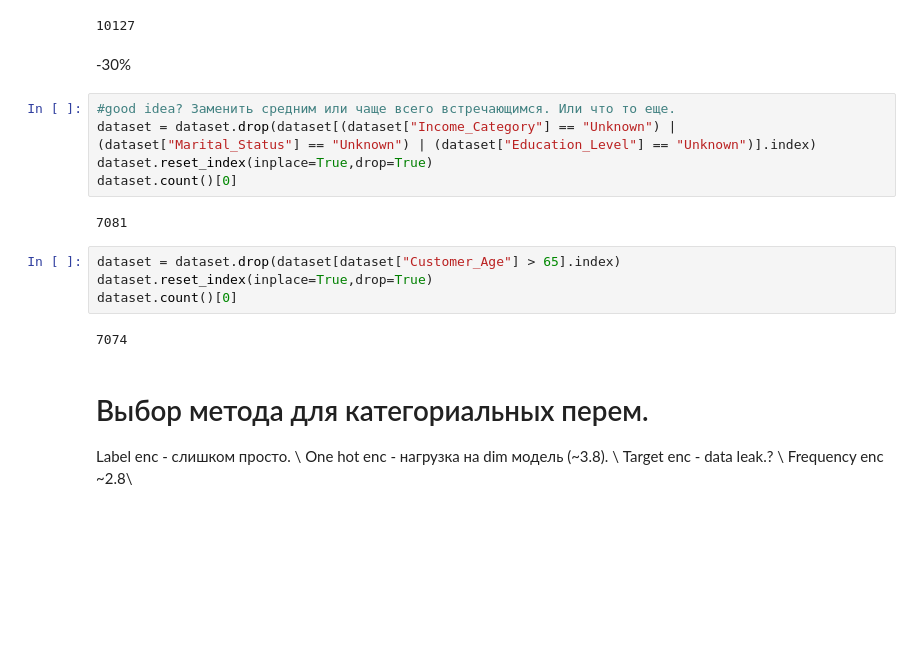
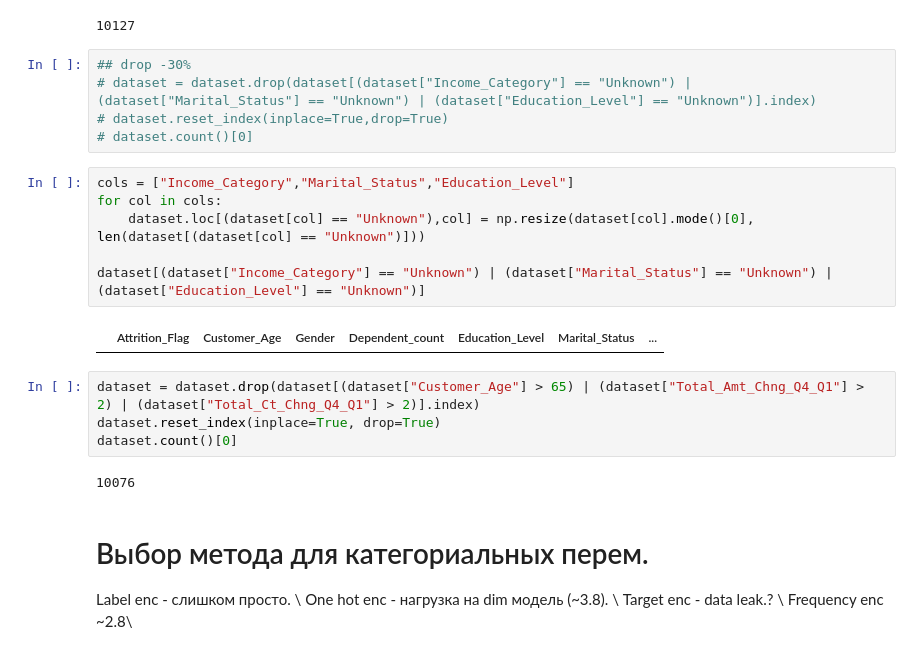
Before and after one commit to rawr-0/ML_practice_proj, a Jupyter notebook: first.ipynb, the cells around one changed output. Saved outputs shown, nothing was run; the diff lists cells and outputs as text; blank space fills up the shorter version.

```diff
--- a/first.ipynb
+++ b/first.ipynb
@@ -156,21 +157,25 @@ Name: count, dtype: int64
 dataset.count()[0]
 # %% [output]
 10127
-# %% [markdown]
--30%
 # %%
-#good idea? Заменить средним или чаще всего встречающимся. Или что то еще.
-dataset = dataset.drop(dataset[(dataset["Income_Category"] == "Unknown") | (dataset["Marital_Status"] == "Unknown") | (dataset["Education_Level"] == "Unknown")].index)
-dataset.reset_index(inplace=True,drop=True)
-dataset.count()[0]
+## drop -30%
+# dataset = dataset.drop(dataset[(dataset["Income_Category"] == "Unknown") | (dataset["Marital_Status"] == "Unknown") | (dataset["Education_Level"] == "Unknown")].index)
+# dataset.reset_index(inplace=True,drop=True)
+# dataset.count()[0]
-# %% [output]
-7081
+# %%
+cols = ["Income_Category","Marital_Status","Education_Level"]
+for col in cols:
+    dataset.loc[(dataset[col] == "Unknown"),col] = np.resize(dataset[col].mode()[0], len(dataset[(dataset[col] == "Unknown")]))
+
+dataset[(dataset["Income_Category"] == "Unknown") | (dataset["Marital_Status"] == "Unknown") | (dataset["Education_Level"] == "Unknown")]
+# %% [output]
+|  | Attrition_Flag | Customer_Age | Gender | Dependent_count | Education_Level | Marital_Status | ... |
 # %%
-dataset = dataset.drop(dataset[dataset["Customer_Age"] > 65].index)
-dataset.reset_index(inplace=True,drop=True)
+dataset = dataset.drop(dataset[(dataset["Customer_Age"] > 65) | (dataset["Total_Amt_Chng_Q4_Q1"] > 2) | (dataset["Total_Ct_Chng_Q4_Q1"] > 2)].index)
+dataset.reset_index(inplace=True, drop=True)
 dataset.count()[0]
 # %% [output]
-7074
+10076
 # %% [markdown]
 # Выбор метода для категориальных перем.
 Label enc - слишком просто. \\
```
Also changed, not shown: parts of 12 cells of this notebook.
